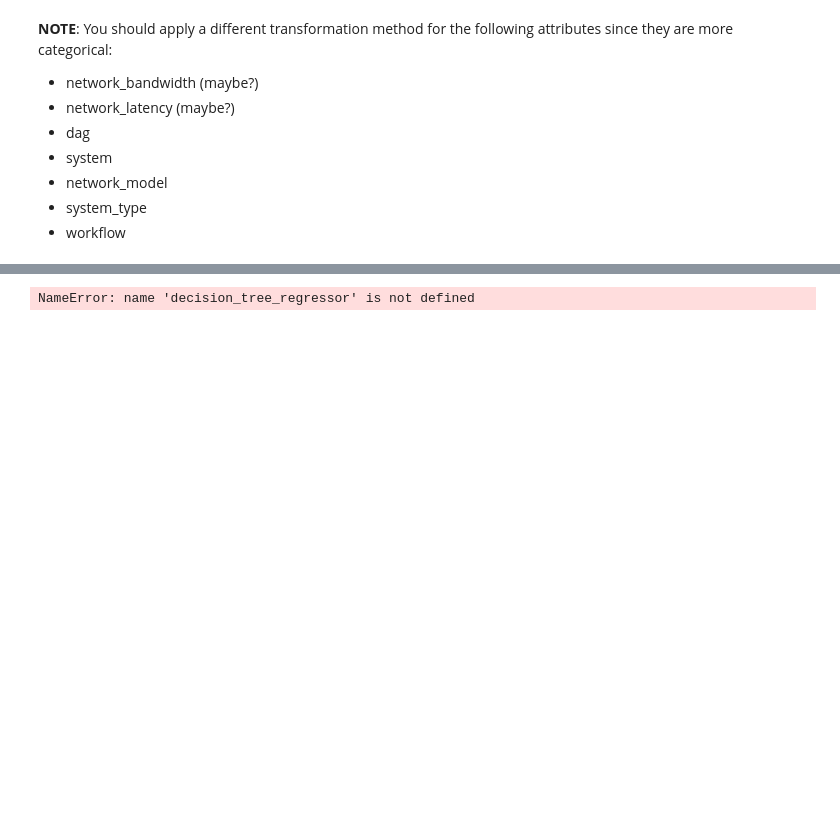
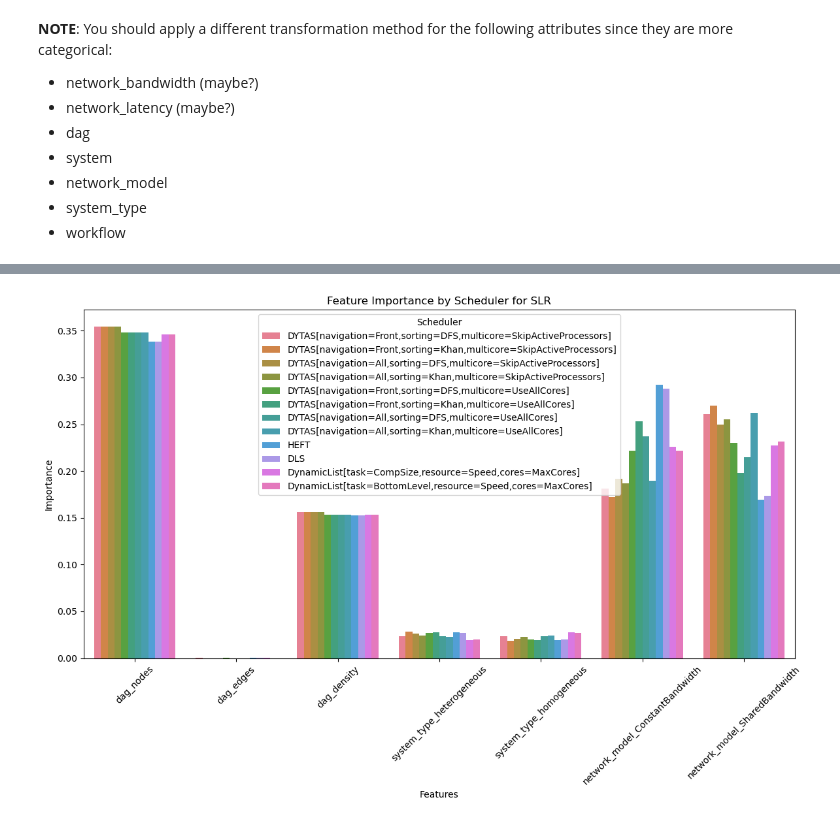
Before and after one commit to jisanos/dslab, a Jupyter notebook: dytas-benchmark/dytas-comparisons/analysis/impact-measuring.ipynb, the cells around one changed output, grey strips where cells are left out. Saved outputs shown, nothing was run; the diff lists cells and outputs as text; code cells hidden in the pictures; blank space fills up the shorter version.

```diff
--- a/dytas-benchmark/dytas-comparisons/analysis/impact-measuring.ipynb
+++ b/dytas-benchmark/dytas-comparisons/analysis/impact-measuring.ipynb
@@ -171,5 +144,5 @@ def decision_tree_regressor(df, dependent_var):
 # %%
-decision_tree_regressor(df_transformed, "SLR")
+decision_tree_regressor(df_transformed, "SLR",independent_vars)
 # %% [output]
-NameError: name 'decision_tree_regressor' is not defined
+[figure, added]
 # %%
```
Also changed, not shown: parts of 18 cells of this notebook, 3 other files.
